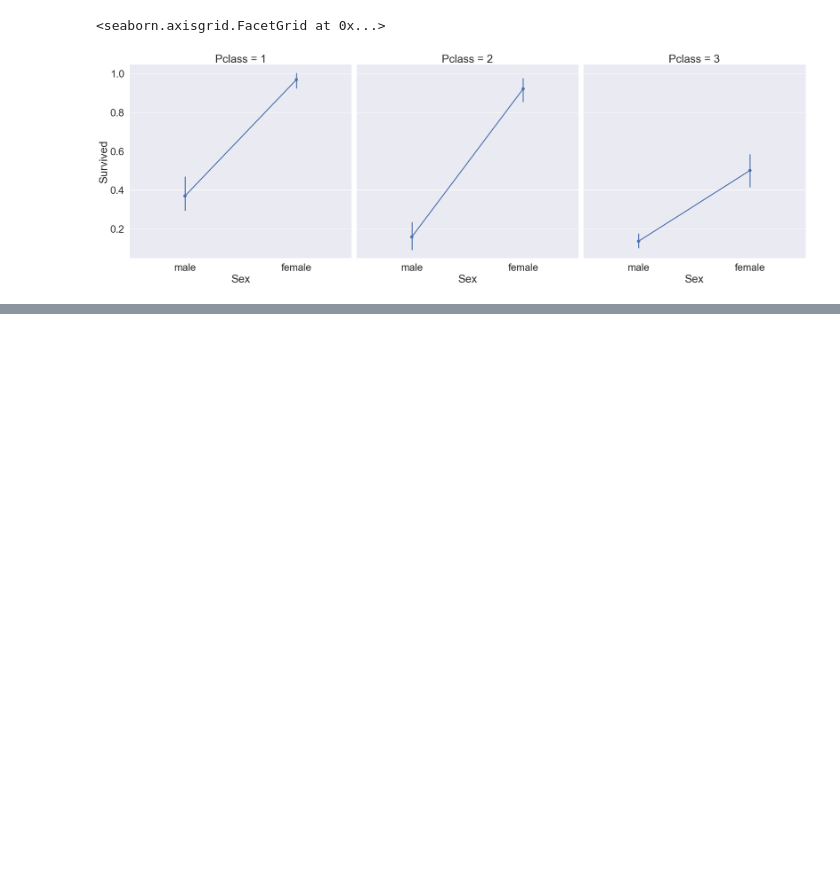
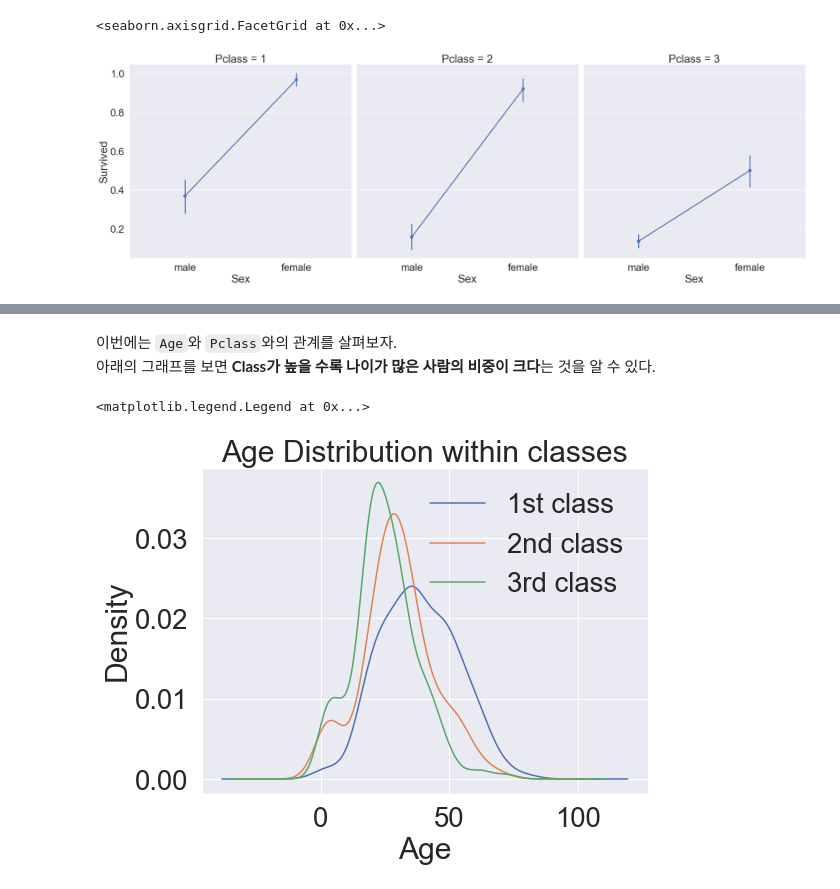
Before and after one commit to CoodingPenguin/kaggle-newbie, a Jupyter notebook: 1_titanic/1_titanic_youhanlee/1_titanic_youhanlee_2020-08-05.ipynb, the cells around one changed output, grey strips where cells are left out. Saved outputs shown, nothing was run; the diff lists cells and outputs as text; code cells hidden in the pictures; blank space fills up the shorter version.

```diff
--- a/1_titanic/1_titanic_youhanlee/1_titanic_youhanlee_2020-08-05.ipynb
+++ b/1_titanic/1_titanic_youhanlee/1_titanic_youhanlee_2020-08-05.ipynb
@@ -337,0 +366,17 @@ sns.factorplot(x='Sex', y='Survived', col='Pclass',
+# %% [markdown]
+이번에는 `Age`와 `Pclass`와의 관계를 살펴보자.
+아래의 그래프를 보면 **Class가 높을 수록 나이가 많은 사람의 비중이 크다**는 것을 알 수 있다.
+# %%
+plt.figure(figsize=(8, 6))
+
+# 클래스별 나이 분포
+df_train['Age'][df_train['Pclass'] == 1].plot(kind='kde')
+df_train['Age'][df_train['Pclass'] == 2].plot(kind='kde')
+df_train['Age'][df_train['Pclass'] == 3].plot(kind='kde')
+
+plt.xlabel('Age')
+plt.title('Age Distribution within classes')
+plt.legend(['1st class', '2nd class', '3rd class'])
+# %% [output]
+<matplotlib.legend.Legend at 0x...>
+[figure, added]
```
Also changed, not shown: parts of 39 cells of this notebook.
